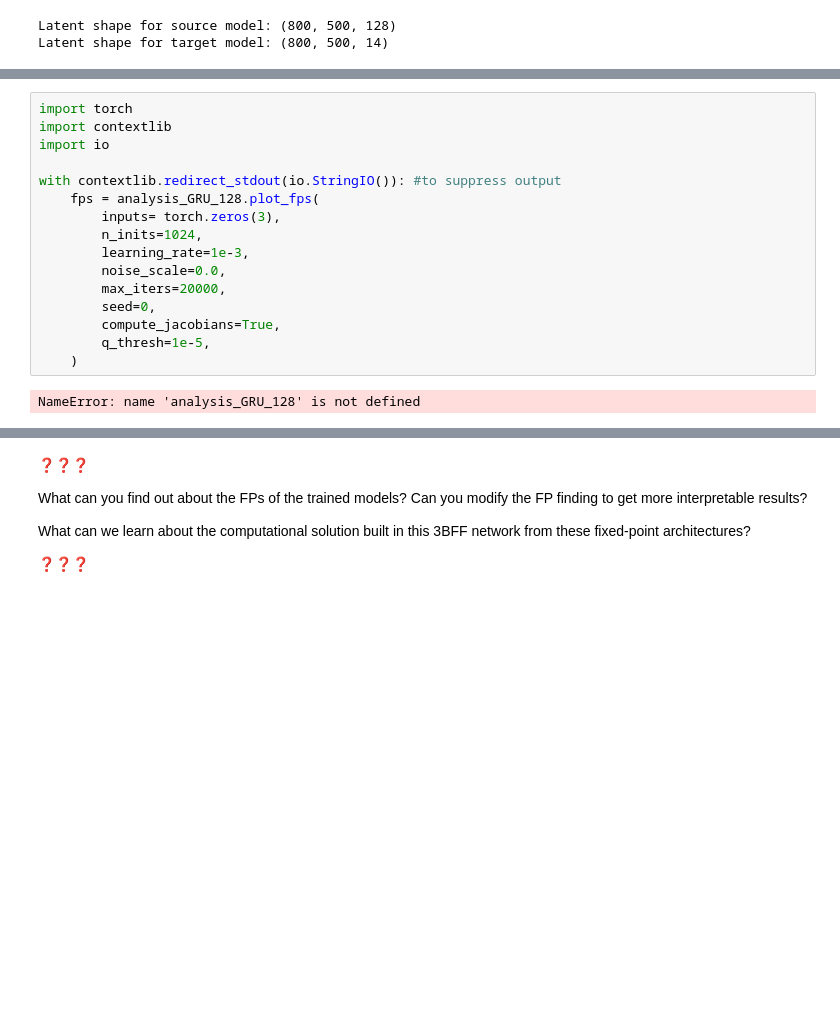
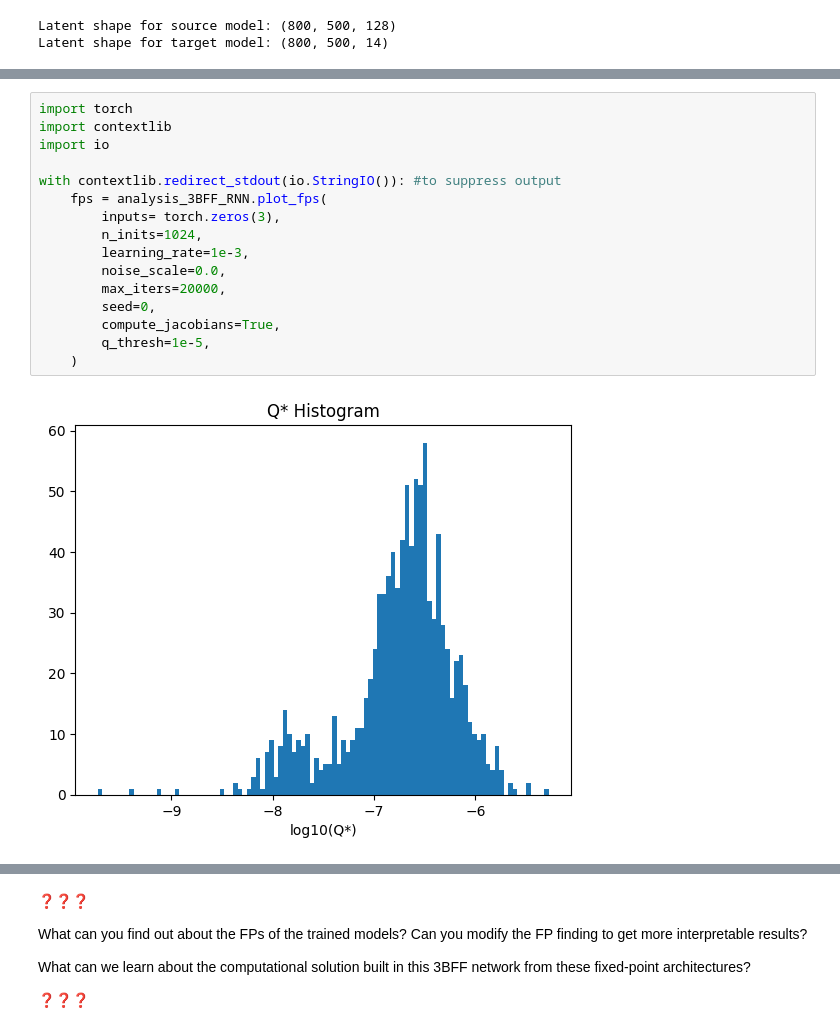
Before and after one commit to baranova-liza/NeuroMatch25, a Jupyter notebook: ComparingNetworks_Diana.ipynb, the cells around one changed output, grey strips where cells are left out. Saved outputs shown, nothing was run; the diff lists cells and outputs as text; blank space fills up the shorter version.

```diff
--- a/ComparingNetworks_Diana.ipynb
+++ b/ComparingNetworks_Diana.ipynb
@@ -453,18 +807,18 @@ Importantly from [Driscol et al. 2022](https://www.biorxiv.org/content/10.1101/2
 # %%
 import torch
 import contextlib
 import io
 
 with contextlib.redirect_stdout(io.StringIO()): #to suppress output
-    fps = analysis_GRU_128.plot_fps(
+    fps = analysis_3BFF_RNN.plot_fps(
         inputs= torch.zeros(3),
         n_inits=1024,
         learning_rate=1e-3,
         noise_scale=0.0,
         max_iters=20000,
         seed=0,
         compute_jacobians=True,
         q_thresh=1e-5,
     )
 # %% [output]
-NameError: name 'analysis_GRU_128' is not defined
+[figure, added]
```
Also changed, not shown: parts of 23 cells of this notebook.
